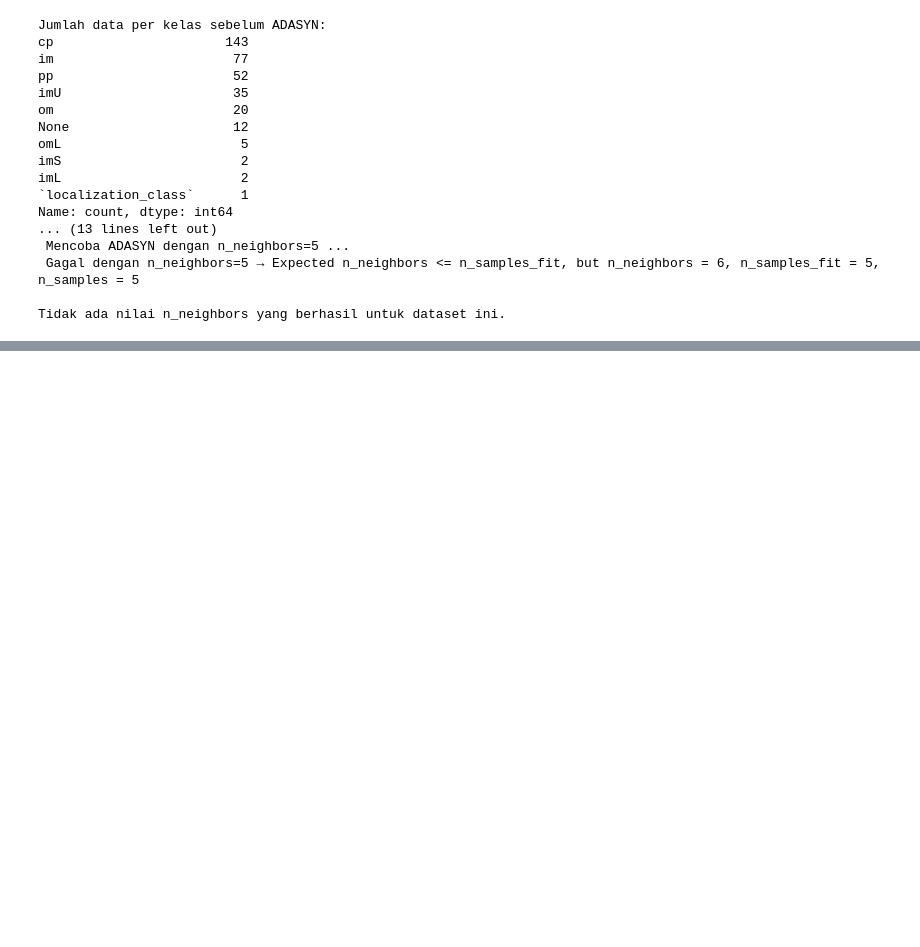
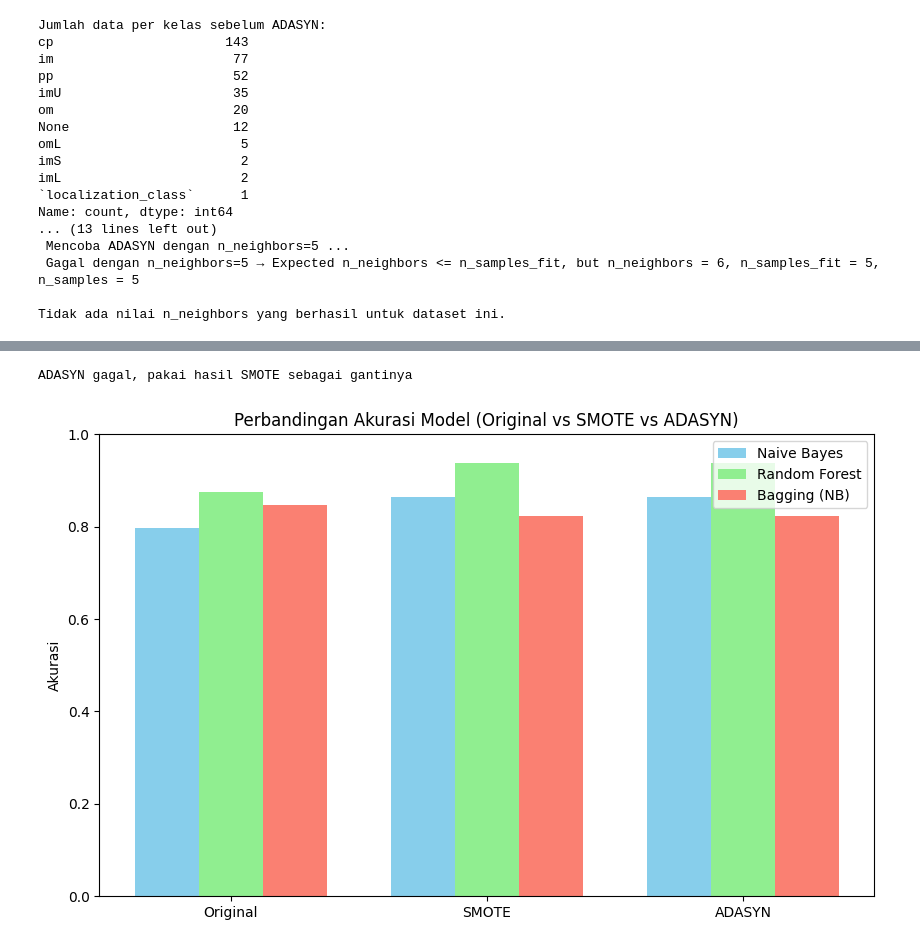
Before and after one commit to Aliya03-arch/PSD, a Jupyter notebook: _build/jupyter_execute/tugas7.ipynb, the cells around one changed output, grey strips where cells are left out. Saved outputs shown, nothing was run; the diff lists cells and outputs as text; code cells hidden in the pictures; blank space fills up the shorter version.

```diff
--- a/_build/jupyter_execute/tugas7.ipynb
+++ b/_build/jupyter_execute/tugas7.ipynb
@@ -312,0 +515,70 @@ Tidak ada nilai n_neighbors yang berhasil untuk dataset ini.
+# %%
+import matplotlib.pyplot as plt
+import pandas as pd
+from sklearn.naive_bayes import GaussianNB
+from sklearn.ensemble import RandomForestClassifier, BaggingClassifier
+from sklearn.model_selection import train_test_split
+from sklearn.metrics import accuracy_score
+from imblearn.over_sampling import SMOTE, ADASYN
+
+# ======================
+# Fungsi evaluasi model
+# ======================
+def evaluate_model(model, X, y, test_size=0.3, random_state=42):
+    X_train, X_test, y_train, y_test = train_test_split(
+        X, y, test_size=test_size, random_state=random_state, stratify=y
+    )
+    model.fit(X_train, y_train)
+    y_pred = model.predict(X_test)
+    return accuracy_score(y_test, y_pred)
+
+# ======================
+# Evaluasi pada 3 kondisi data
+# ======================
+results = {"Naive Bayes": [], "Random Forest": [], "Bagging": []}
+labels = ["Original", "SMOTE", "ADASYN"]
+
+# --- 1. Data Original ---
+results["Naive Bayes"].append(evaluate_model(GaussianNB(), X_filtered, y_filtered))
+results["Random Forest"].append(evaluate_model(RandomForestClassifier(n_estimators=100, random_state=42), X_filtered, y_filtered))
+results["Bagging"].append(evaluate_model(BaggingClassifier(estimator=GaussianNB(), n_estimators=50, random_state=42), X_filtered, y_filtered))
+
+# --- 2. Data SMOTE ---
+smote = SMOTE(random_state=42, k_neighbors=2)
+X_res_smote, y_res_smote = smote.fit_resample(X_filtered, y_filtered)
+results["Naive Bayes"].append(evaluate_model(GaussianNB(), X_res_smote, y_res_smote))
+results["Random Forest"].append(evaluate_model(RandomForestClassifier(n_estimators=100, random_state=42), X_res_smote, y_res_smote))
+results["Bagging"].append(evaluate_model(BaggingClassifier(estimator=GaussianNB(), n_estimators=50, random_state=42), X_res_smote, y_res_smote))
+
+# --- 3. Data ADASYN ---
+try:
+    adasyn = ADASYN(random_state=42, n_neighbors=2)
+    X_res_ada, y_res_ada = adasyn.fit_resample(X_filtered, y_filtered)
+except:
+    print("ADASYN gagal, pakai hasil SMOTE sebagai gantinya")
+    X_res_ada, y_res_ada = X_res_smote, y_res_smote
+
+results["Naive Bayes"].append(evaluate_model(GaussianNB(), X_res_ada, y_res_ada))
+results["Random Forest"].append(evaluate_model(RandomForestClassifier(n_estimators=100, random_state=42), X_res_ada, y_res_ada))
+results["Bagging"].append(evaluate_model(BaggingClassifier(estimator=GaussianNB(), n_estimators=50, random_state=42), X_res_ada, y_res_ada))
+
+# ======================
+# Visualisasi hasil
+# ======================
+x = range(len(labels))
+width = 0.25
+
+plt.figure(figsize=(10,6))
+plt.bar([i - width for i in x], results["Naive Bayes"], width, label="Naive Bayes", color="skyblue")
+plt.bar(x, results["Random Forest"], width, label="Random Forest", color="lightgreen")
+plt.bar([i + width for i in x], results["Bagging"], width, label="Bagging (NB)", color="salmon")
+
+plt.xticks(x, labels)
+plt.ylabel("Akurasi")
+plt.title("Perbandingan Akurasi Model (Original vs SMOTE vs ADASYN)")
+plt.ylim(0, 1)
+plt.legend()
+plt.show()
+# %% [output]
+ADASYN gagal, pakai hasil SMOTE sebagai gantinya
+[figure, added]
```
Also changed, not shown: parts of 10 cells of this notebook, 39 other files.
